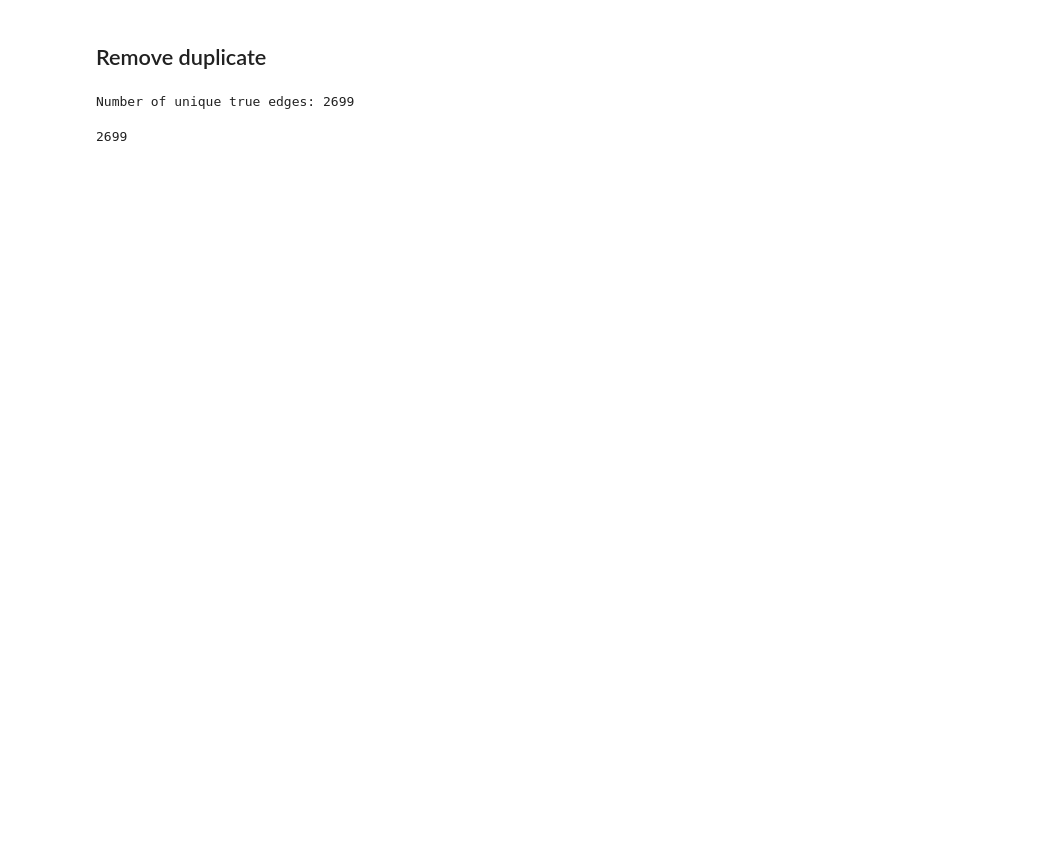
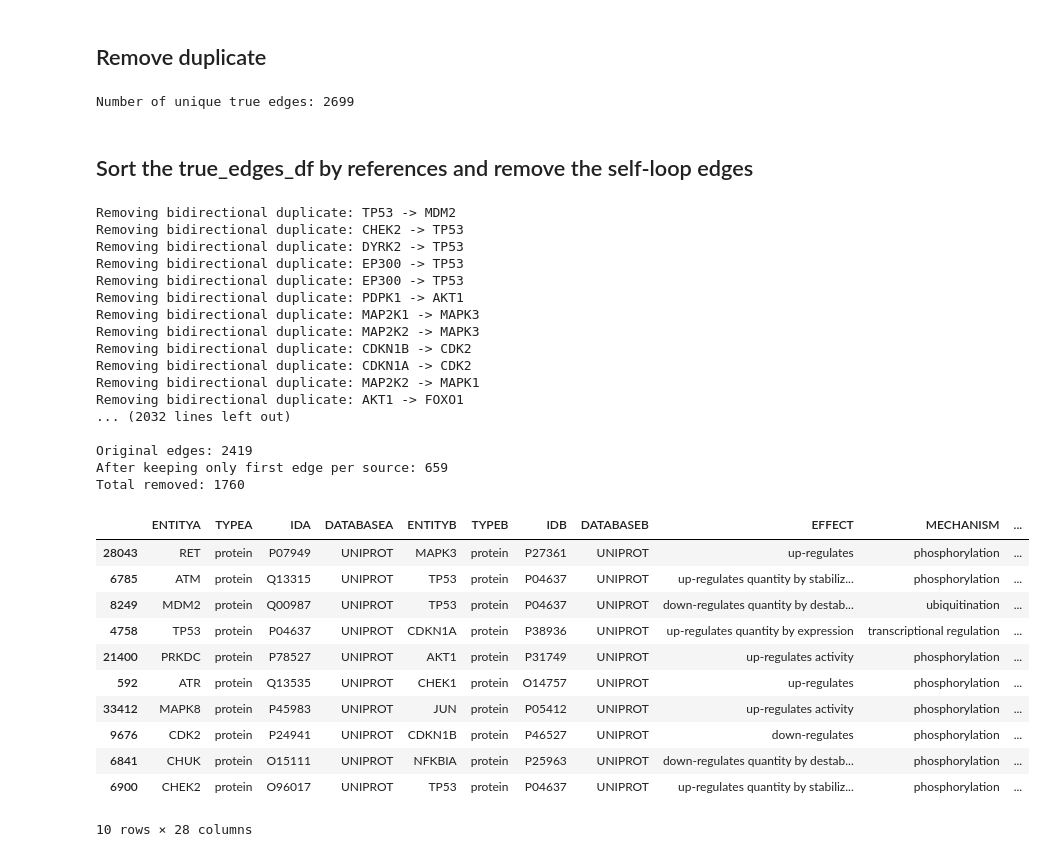
Before and after one commit to saezlab/ProClaim, a Jupyter notebook: grn_denoising/ground_truth_data/signor_edges.ipynb, the cells around one changed output. Drawn from its saved outputs; the diff is of its cells as text; code cells hidden in the pictures; blank space fills up the shorter version.

Commit message:
running True edges

```diff
--- a/grn_denoising/notebooks/signor_edges.ipynb
+++ b/grn_denoising/ground_truth_data/signor_edges.ipynb
@@ -526,6 +525,7 @@ true_edges_df.drop_duplicates(subset=['ENTITYA', 'ENTITYB', 'EFFECT'], keep='fir
 print(f"Number of unique true edges: {true_edges_df.shape[0]}")
 # %% [output]
 Number of unique true edges: 2699
+# %% [markdown]
+## Sort the true_edges_df by references and remove the self-loop edges
 # %%
+true_edges_df.sort_values(by='omnipath_n_references', ascending=False, inplace=True)
-# %% [output]
-2699
@@ -531,0 +618,38 @@ Number of unique true edges: 2699
+# %%
+# Apply the function to remove bidirectional edges
+true_edges_df_filtered = remove_bidirectional_edges(true_edges_df)
+
+# Keep only the first edge per source node
+true_edges_df_filtered = keep_only_first_edge_per_source(true_edges_df_filtered)
+true_edges_df_filtered.to_csv("candidate_true_edges.csv", index=False)
+true_edges_df_filtered.head(10)
+# %% [output]
+Removing bidirectional duplicate: TP53 -> MDM2
+Removing bidirectional duplicate: CHEK2 -> TP53
+Removing bidirectional duplicate: DYRK2 -> TP53
+Removing bidirectional duplicate: EP300 -> TP53
+Removing bidirectional duplicate: EP300 -> TP53
+Removing bidirectional duplicate: PDPK1 -> AKT1
+Removing bidirectional duplicate: MAP2K1 -> MAPK3
+Removing bidirectional duplicate: MAP2K2 -> MAPK3
+Removing bidirectional duplicate: CDKN1B -> CDK2
+Removing bidirectional duplicate: CDKN1A -> CDK2
+Removing bidirectional duplicate: MAP2K2 -> MAPK1
+Removing bidirectional duplicate: AKT1 -> FOXO1
+... (2032 lines left out)
+
+Original edges: 2419
+After keeping only first edge per source: 659
+Total removed: 1760
+|  | ENTITYA | TYPEA | IDA | DATABASEA | ENTITYB | TYPEB | IDB | DATABASEB | EFFECT | MECHANISM | ... |
+| 28043 | RET | protein | P07949 | UNIPROT | MAPK3 | protein | P27361 | UNIPROT | up-regulates | phosphorylation | ... |
+| 6785 | ATM | protein | Q13315 | UNIPROT | TP53 | protein | P04637 | UNIPROT | up-regulates quantity by stabiliz... | phosphorylation | ... |
+| 8249 | MDM2 | protein | Q00987 | UNIPROT | TP53 | protein | P04637 | UNIPROT | down-regulates quantity by destab... | ubiquitination | ... |
+| 4758 | TP53 | protein | P04637 | UNIPROT | CDKN1A | protein | P38936 | UNIPROT | up-regulates quantity by expression | transcriptional regulation | ... |
+| 21400 | PRKDC | protein | P78527 | UNIPROT | AKT1 | protein | P31749 | UNIPROT | up-regulates activity | phosphorylation | ... |
+| 592 | ATR | protein | Q13535 | UNIPROT | CHEK1 | protein | O14757 | UNIPROT | up-regulates | phosphorylation | ... |
+| 33412 | MAPK8 | protein | P45983 | UNIPROT | JUN | protein | P05412 | UNIPROT | up-regulates activity | phosphorylation | ... |
+| 9676 | CDK2 | protein | P24941 | UNIPROT | CDKN1B | protein | P46527 | UNIPROT | down-regulates | phosphorylation | ... |
+| 6841 | CHUK | protein | O15111 | UNIPROT | NFKBIA | protein | P25963 | UNIPROT | down-regulates quantity by destab... | phosphorylation | ... |
+| 6900 | CHEK2 | protein | O96017 | UNIPROT | TP53 | protein | P04637 | UNIPROT | up-regulates quantity by stabiliz... | phosphorylation | ... |
+10 rows × 28 columns
```
Also changed, not shown: parts of 11 cells of this notebook, 6 other files.
